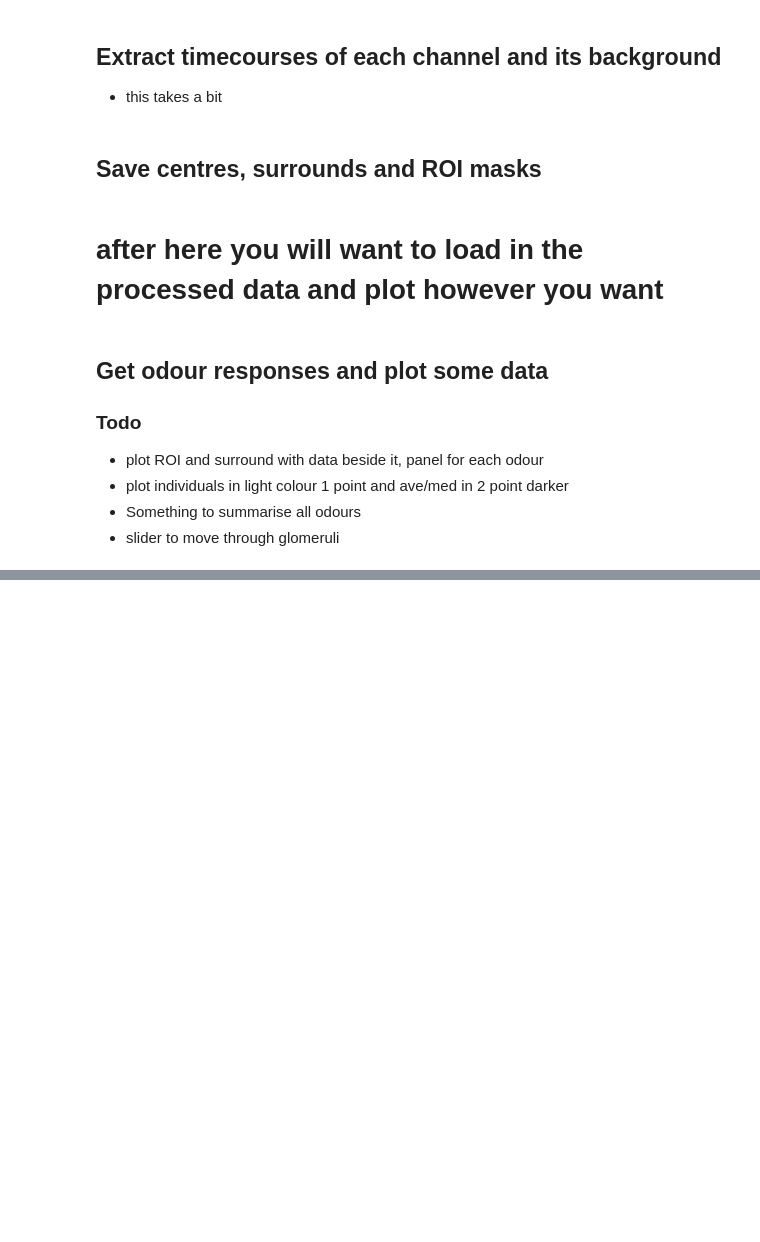
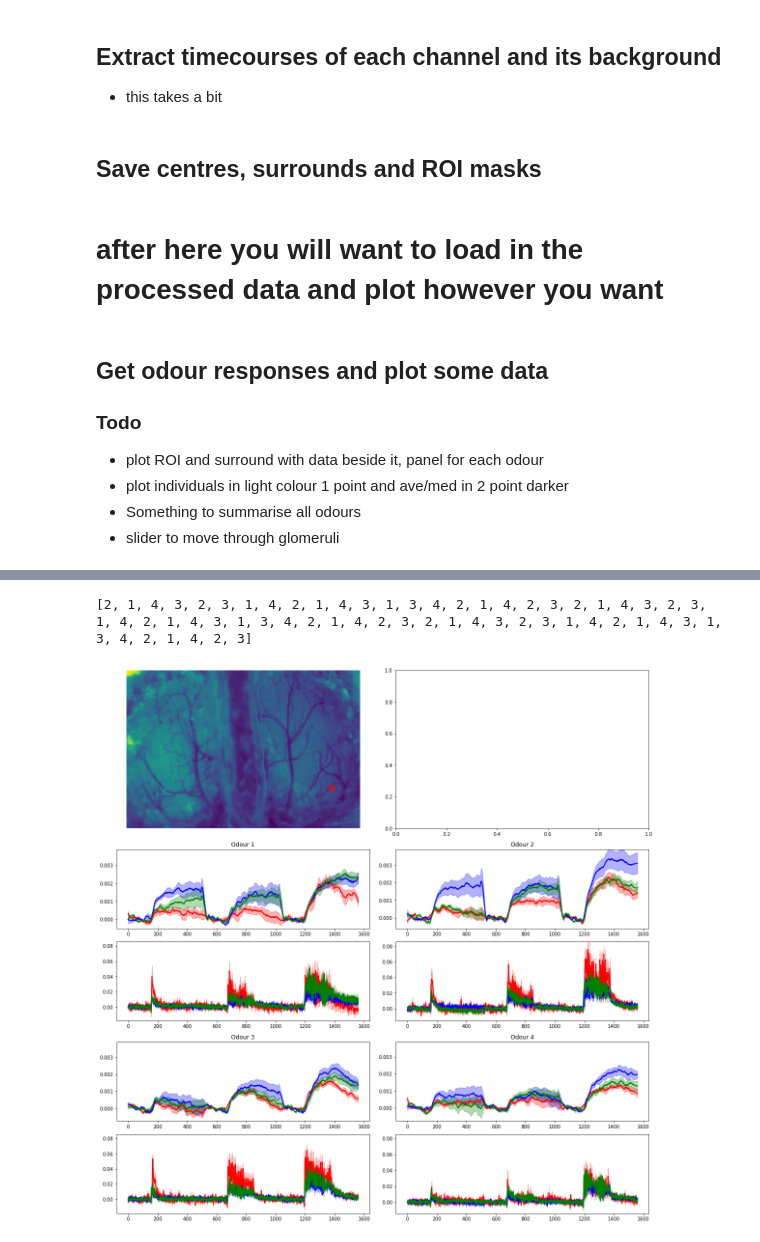
Before and after one commit to JohnstonLab/OMMI_Processing, a Jupyter notebook: OMMIprocessingV2.ipynb, the cells around one changed output, grey strips where cells are left out. Cells and saved outputs as stored; diff of their text form; code cells hidden in the pictures; blank space fills up the shorter version.

```diff
--- a/OMMIprocessingV2.ipynb
+++ b/OMMIprocessingV2.ipynb
@@ -493,0 +445,12 @@ for ex in range(55):
+# %%
+States=['Fasted','Drugs','Glucose']
+segmentLen = 520
+
+# input the order in whihc the odours were applied
+order=[2,1,4,3,2,3,1,4,2,1,4,3,1,3,4,2,1,4,2,3]*3
+print(order)
+odourOrder=np.asarray(order)
+
+del order
+# %% [output]
+[2, 1, 4, 3, 2, 3, 1, 4, 2, 1, 4, 3, 1, 3, 4, 2, 1, 4, 2, 3, 2, 1, 4, 3, 2, 3, 1, 4, 2, 1, 4, 3, 1, 3, 4, 2, 1, 4, 2, 3, 2, 1, 4, 3, 2, 3, 1, 4, 2, 1, 4, 3, 1, 3, 4, 2, 1, 4, 2, 3]
@@ -493,0 +482,46 @@ for ex in range(55):
+# %%
+r=11
+odours =[0,1,2,3]
+
+cols=['r','b','g']
+
+fig1, axs = plt.subplots(5,2, figsize=(16,16), constrained_layout=True,gridspec_kw={'height_ratios':[1,0.5,0.5,0.5,0.5]})
+
+axs[0][0].imshow(GreenRef.T)
+axs[0][0].contour(ROIs[r].T,colors='r')
+axs[0][0].axis('off')
+scale=[]
+for od in range(4):
+    for i, state in enumerate(States): #plots the mean filtered response
+        AveExample=np.mean((signal.savgol_filter(R_Red[state][od][:,:,r],51,2,axis=1)),axis=0)
+        error = np.std((signal.savgol_filter(R_Red[state][od][:,:,r],51,2,axis=1)),axis=0)/np.sqrt(5)
+
+        axs[3 if od>1 else 1][od-2 if od >1 else od].fill_between(np.arange(0,len(AveExample),1),(AveExample*-1)-error,
+                                                                   (AveExample*-1)+error,color=cols[i],alpha=0.3)
+        axs[3 if od>1 else 1][od-2 if od >1 else od].plot(AveExample*-1, color=cols[i],linewidth=2)
+        axs[3 if od>1 else 1][od-2 if od >1 else od].set_title("Odour "+str(od+1))
+        mmm = AveExample-error
+        scale.append(mmm.min())
+
+for od in range(4):
+    for i, state in enumerate(States):
+        axs[3 if od>1 else 1][od-2 if od >1 else od].set_ylim(top=(min(scale)*-1))
+
+
+scale=[]
+for od in range(4):
+    for i, state in enumerate(States): #plots the mean filtered response
+        AveExampleB=np.mean((signal.savgol_filter(R_Blue[state][od][:,:,r],5,2,axis=1)),axis=0)
+        errorB = np.std((signal.savgol_filter(R_Blue[state][od][:,:,r],5,2,axis=1)),axis=0)/np.sqrt(5)
+
+        axs[4 if od>1 else 2][od-2 if od >1 else od].fill_between(np.arange(0,len(AveExampleB),1),(AveExampleB)-errorB,
+                                                                    (AveExampleB)+errorB,color=cols[i],alpha=0.3)
+        axs[4 if od>1 else 2][od-2 if od >1 else od].plot(AveExampleB, color=cols[i],linewidth=2)
+        mmm = AveExampleB+errorB
+        scale.append(mmm.max())
+
+for od in range(4):
+    for i, state in enumerate(States):
+        axs[4 if od>1 else 2][od-2 if od >1 else od].set_ylim(top=(max(scale)))
+# %% [output]
+[figure, added]
```
Also changed, not shown: parts of 22 cells of this notebook.
